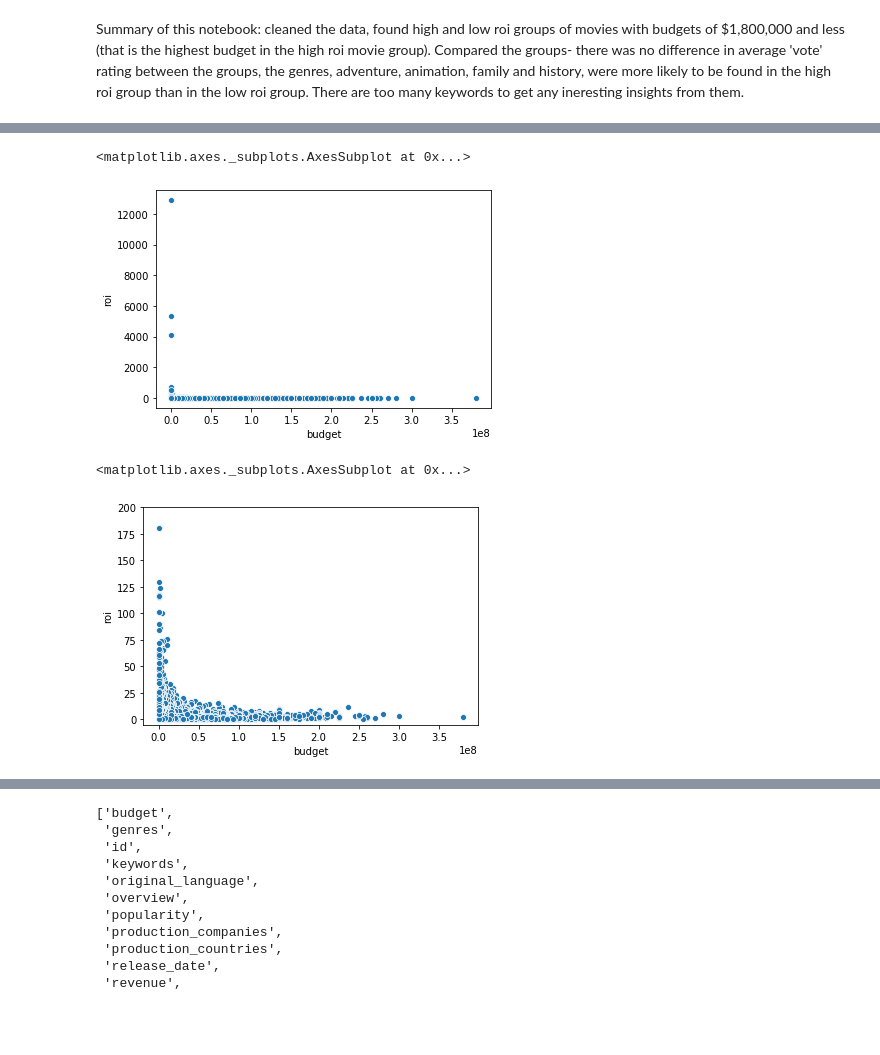
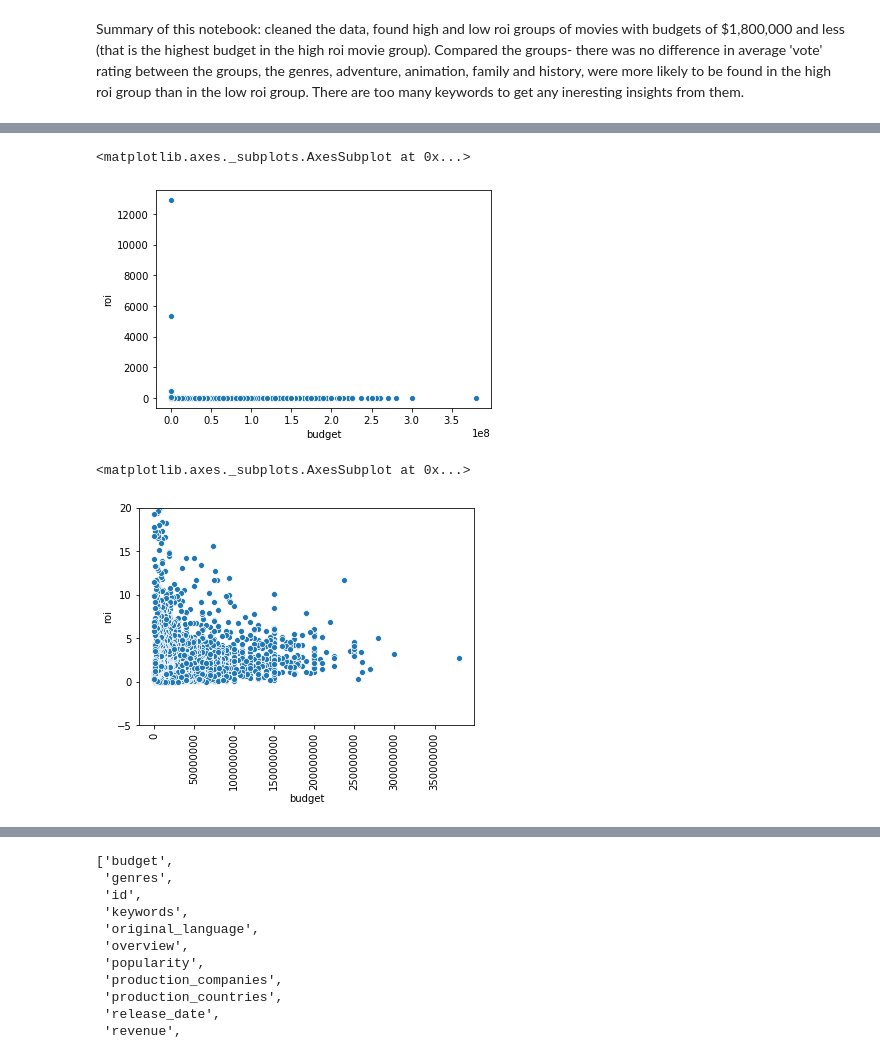
Before and after one commit to clreiner/dsc-project-template, a Jupyter notebook: scratch_notebooks/NewTMDBdfcleaning.ipynb, the cells around one changed output, grey strips where cells are left out. Saved outputs shown, nothing was run; the diff lists cells and outputs as text; code cells hidden in the pictures; blank space fills up the shorter version.

```diff
--- a/scratch_notebooks/NewTMDBdfcleaning.ipynb
+++ b/scratch_notebooks/NewTMDBdfcleaning.ipynb
@@ -27,0 +19,5 @@ tmdb_df.head()
+# %%
+#limit data to the last 20 years
+tmdb_df.loc[:, 'release_date'] = pd.to_datetime(tmdb_df['release_date'])
+# %%
+tmdb_df = tmdb_df.loc[tmdb_df['release_date'] > '2000-12-31']
@@ -125,11 +130,13 @@ tmdb_df[tmdb_df['roi'] > 500000]
 sns.scatterplot(data = tmdb_df[tmdb_df['roi'] < 500000], x = 'budget', y = 'roi')
 # %% [output]
 <matplotlib.axes._subplots.AxesSubplot at 0x...>
-[figure, old version]
+[figure, new version]
 # %%
 #zoom in on scatterplot
-plt.ylim(-5, 200)
+plt.ylim(-5, 20)
+plt.xticks(rotation = 90)
+plt.ticklabel_format(style='plain', axis='x')
 sns.scatterplot(data = tmdb_df[tmdb_df['roi'] < 500000], x = 'budget', y = 'roi')
 # %% [output]
 <matplotlib.axes._subplots.AxesSubplot at 0x...>
-[figure, old version]
+[figure, new version]
```
Also changed, not shown: parts of 90 cells of this notebook, 3 other files.
